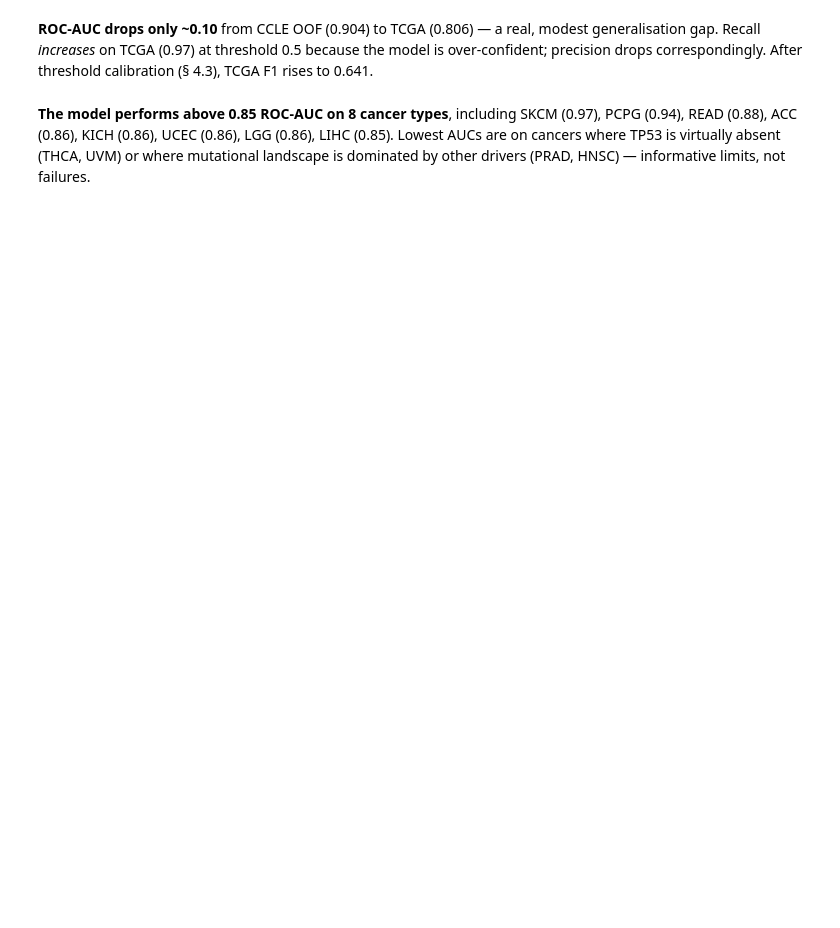
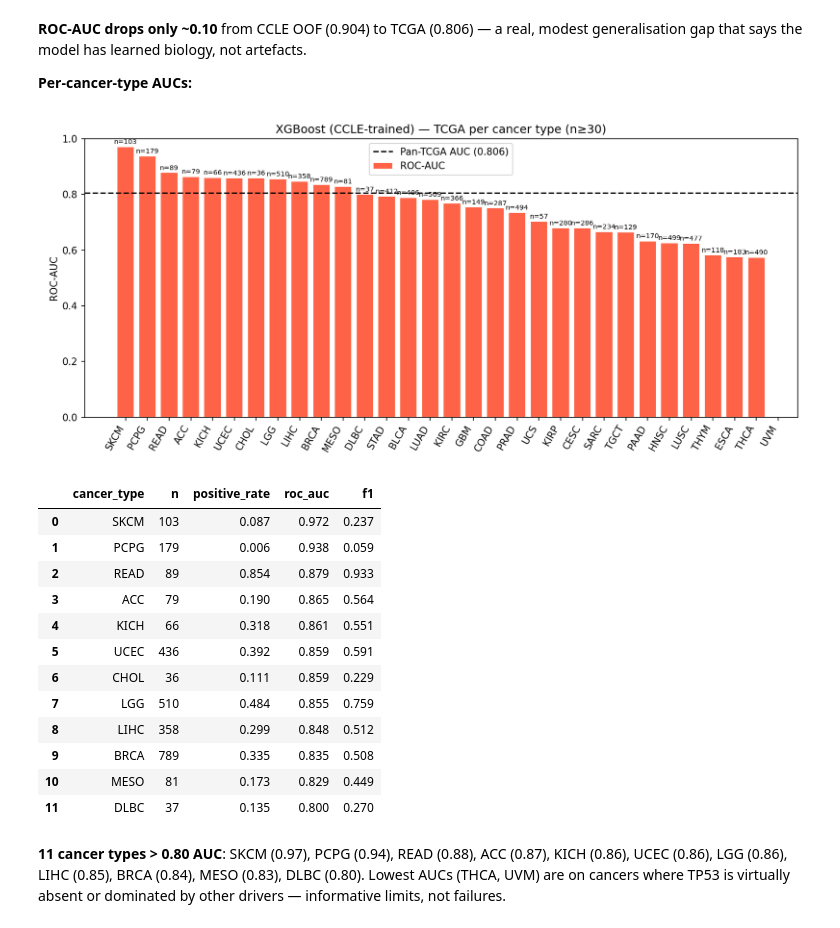
Before and after one commit to juliavikr/tp53-mutation-predictor, a Jupyter notebook: notebooks/02_final_report.ipynb, the cells around one changed output. Drawn from its saved outputs; the diff is of its cells as text; code cells hidden in the pictures; blank space fills up the shorter version.

```diff
--- a/notebooks/02_final_report.ipynb
+++ b/notebooks/02_final_report.ipynb
@@ -181,10 +517,27 @@ display(Image(str(PLOTS / 'tcga_xgb_roc.png')))
 # %% [markdown]
-**ROC-AUC drops only ~0.10** from CCLE OOF (0.904) to TCGA (0.806) — a real, modest generalisation gap. Recall *increases* on TCGA (0.97) at threshold 0.5 because the model is over-confident; precision drops correspondingly. After threshold calibration (§ 4.3), TCGA F1 rises to 0.641.
+**ROC-AUC drops only ~0.10** from CCLE OOF (0.904) to TCGA (0.806) — a real, modest generalisation gap that says the model has learned biology, not artefacts.
+
+**Per-cancer-type AUCs:**
 # %%
 display(Image(str(PLOTS / 'tcga_xgb_per_cancer_type.png')))
-pct = pd.read_csv(PROC / 'tcga_xgb_per_cancer_type.csv').sort_values('roc_auc', ascending=False).head(10)
-pct[['cancer_type', 'n', 'positive_rate', 'roc_auc', 'f1']].style.format({
+pct = pd.read_csv(PROC / 'tcga_xgb_per_cancer_type.csv').sort_values('roc_auc', ascending=False).head(12)
+pct[['cancer_type','n','positive_rate','roc_auc','f1']].style.format({
     'positive_rate': '{:.3f}', 'roc_auc': '{:.3f}', 'f1': '{:.3f}'})
+# %% [output]
+[figure, added]
+|  | cancer_type | n | positive_rate | roc_auc | f1 |
+| 0 | SKCM | 103 | 0.087 | 0.972 | 0.237 |
+| 1 | PCPG | 179 | 0.006 | 0.938 | 0.059 |
+| 2 | READ | 89 | 0.854 | 0.879 | 0.933 |
+| 3 | ACC | 79 | 0.190 | 0.865 | 0.564 |
+| 4 | KICH | 66 | 0.318 | 0.861 | 0.551 |
+| 5 | UCEC | 436 | 0.392 | 0.859 | 0.591 |
+| 6 | CHOL | 36 | 0.111 | 0.859 | 0.229 |
+| 7 | LGG | 510 | 0.484 | 0.855 | 0.759 |
+| 8 | LIHC | 358 | 0.299 | 0.848 | 0.512 |
+| 9 | BRCA | 789 | 0.335 | 0.835 | 0.508 |
+| 10 | MESO | 81 | 0.173 | 0.829 | 0.449 |
+| 11 | DLBC | 37 | 0.135 | 0.800 | 0.270 |
 # %% [markdown]
-**The model performs above 0.85 ROC-AUC on 8 cancer types**, including SKCM (0.97), PCPG (0.94), READ (0.88), ACC (0.86), KICH (0.86), UCEC (0.86), LGG (0.86), LIHC (0.85). Lowest AUCs are on cancers where TP53 is virtually absent (THCA, UVM) or where mutational landscape is dominated by other drivers (PRAD, HNSC) — informative limits, not failures.
+**11 cancer types > 0.80 AUC**: SKCM (0.97), PCPG (0.94), READ (0.88), ACC (0.87), KICH (0.86), UCEC (0.86), LGG (0.86), LIHC (0.85), BRCA (0.84), MESO (0.83), DLBC (0.80). Lowest AUCs (THCA, UVM) are on cancers where TP53 is virtually absent or dominated by other drivers — informative limits, not failures.
 # %% [markdown]
```
Also changed, not shown: parts of 73 cells of this notebook.
